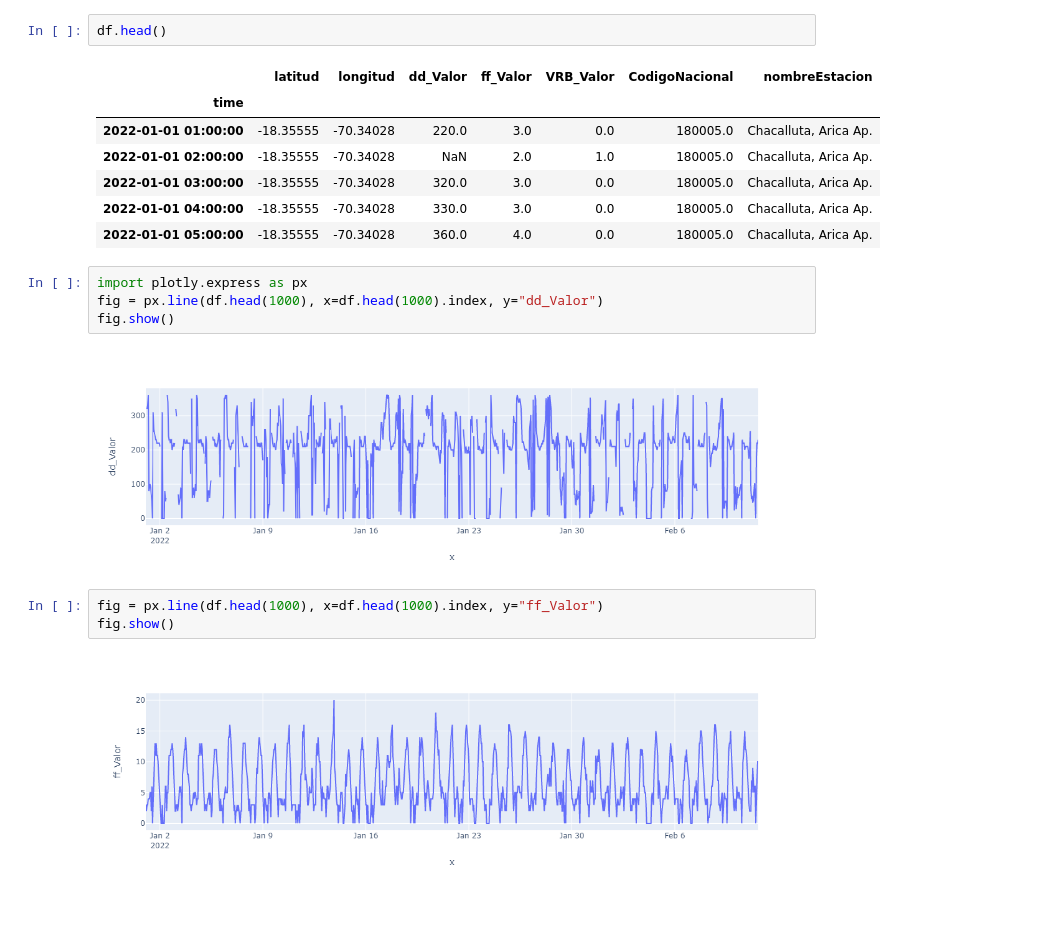
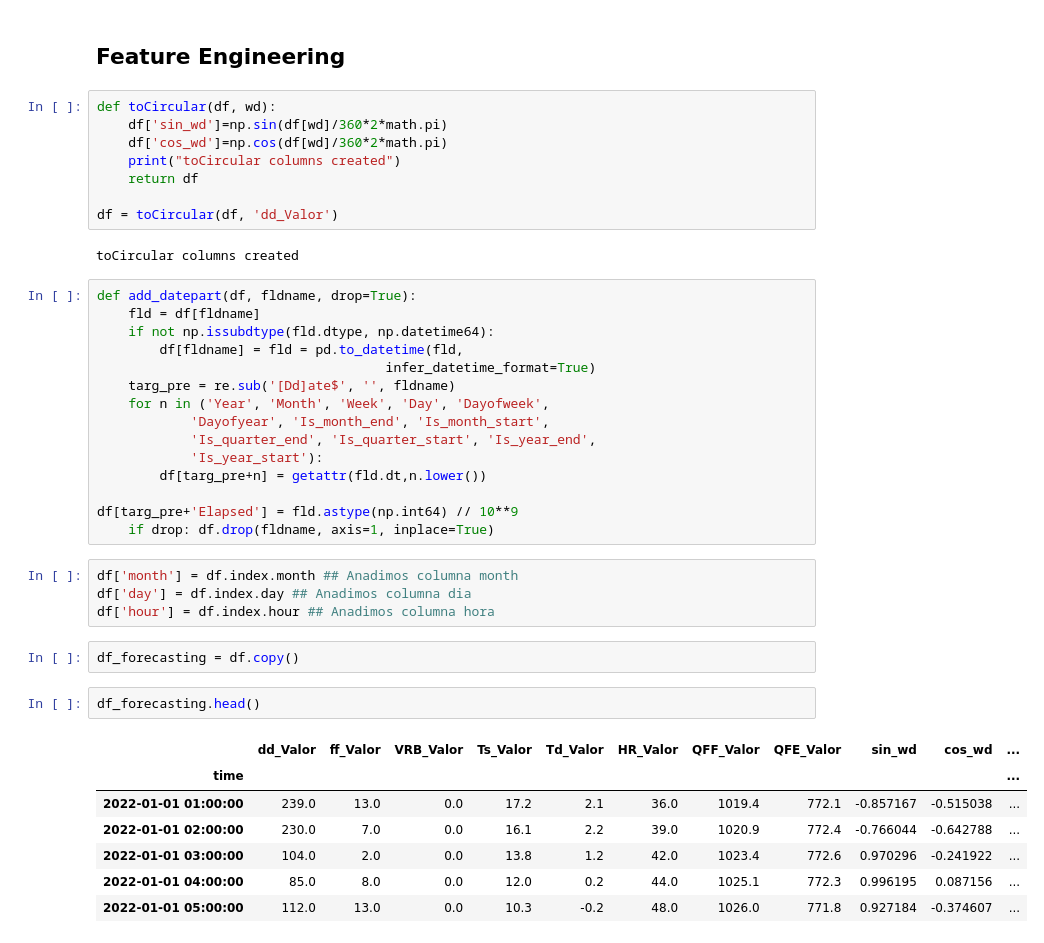
Before and after one commit to sossul/WindFlow, a Jupyter notebook: notebooks/Data_visualization.ipynb, the cells around one changed output. Drawn from its saved outputs; the diff is of its cells as text; blank space fills up the shorter version.

```diff
--- a/notebooks/Data_visualization.ipynb
+++ b/notebooks/Data_visualization.ipynb
@@ -84,21 +95,43 @@ plt.show()
+# %% [markdown]
+## Feature Engineering
+# %%
+def toCircular(df, wd):
+    df['sin_wd']=np.sin(df[wd]/360*2*math.pi)
+    df['cos_wd']=np.cos(df[wd]/360*2*math.pi)
+    print("toCircular columns created")
+    return df
+
+df = toCircular(df, 'dd_Valor')
+# %% [output]
+toCircular columns created
+# %%
+def add_datepart(df, fldname, drop=True):
+    fld = df[fldname]
+    if not np.issubdtype(fld.dtype, np.datetime64):
+        df[fldname] = fld = pd.to_datetime(fld,
+                                     infer_datetime_format=True)
+    targ_pre = re.sub('[Dd]ate$', '', fldname)
+    for n in ('Year', 'Month', 'Week', 'Day', 'Dayofweek',
+            'Dayofyear', 'Is_month_end', 'Is_month_start',
+            'Is_quarter_end', 'Is_quarter_start', 'Is_year_end',
+            'Is_year_start'):
+        df[targ_pre+n] = getattr(fld.dt,n.lower())
+
+df[targ_pre+'Elapsed'] = fld.astype(np.int64) // 10**9
+    if drop: df.drop(fldname, axis=1, inplace=True)
+# %%
+df['month'] = df.index.month ## Anadimos columna month
+df['day'] = df.index.day ## Anadimos columna dia
+df['hour'] = df.index.hour ## Anadimos columna hora
+# %%
+df_forecasting = df.copy()
 # %%
-df.head()
+df_forecasting.head()
 # %% [output]
-|  | latitud | longitud | dd_Valor | ff_Valor | VRB_Valor | CodigoNacional | nombreEstacion |
-| time |  |  |  |  |  |  |  |
-| 2022-01-01 01:00:00 | -18.35555 | -70.34028 | 220.0 | 3.0 | 0.0 | 180005.0 | Chacalluta, Arica Ap. |
-| 2022-01-01 02:00:00 | -18.35555 | -70.34028 | NaN | 2.0 | 1.0 | 180005.0 | Chacalluta, Arica Ap. |
-| 2022-01-01 03:00:00 | -18.35555 | -70.34028 | 320.0 | 3.0 | 0.0 | 180005.0 | Chacalluta, Arica Ap. |
-| 2022-01-01 04:00:00 | -18.35555 | -70.34028 | 330.0 | 3.0 | 0.0 | 180005.0 | Chacalluta, Arica Ap. |
-| 2022-01-01 05:00:00 | -18.35555 | -70.34028 | 360.0 | 4.0 | 0.0 | 180005.0 | Chacalluta, Arica Ap. |
+|  | dd_Valor | ff_Valor | VRB_Valor | Ts_Valor | Td_Valor | HR_Valor | QFF_Valor | QFE_Valor | sin_wd | cos_wd | ... |
+| time |  |  |  |  |  |  |  |  |  |  | ... |
+| 2022-01-01 01:00:00 | 239.0 | 13.0 | 0.0 | 17.2 | 2.1 | 36.0 | 1019.4 | 772.1 | -0.857167 | -0.515038 | ... |
+| 2022-01-01 02:00:00 | 230.0 | 7.0 | 0.0 | 16.1 | 2.2 | 39.0 | 1020.9 | 772.4 | -0.766044 | -0.642788 | ... |
+| 2022-01-01 03:00:00 | 104.0 | 2.0 | 0.0 | 13.8 | 1.2 | 42.0 | 1023.4 | 772.6 | 0.970296 | -0.241922 | ... |
+| 2022-01-01 04:00:00 | 85.0 | 8.0 | 0.0 | 12.0 | 0.2 | 44.0 | 1025.1 | 772.3 | 0.996195 | 0.087156 | ... |
+| 2022-01-01 05:00:00 | 112.0 | 13.0 | 0.0 | 10.3 | -0.2 | 48.0 | 1026.0 | 771.8 | 0.927184 | -0.374607 | ... |
-# %%
-import plotly.express as px
-fig = px.line(df.head(1000), x=df.head(1000).index, y="dd_Valor")
-fig.show()
-# %% [output]
-[figure, removed]
-# %%
-fig = px.line(df.head(1000), x=df.head(1000).index, y="ff_Valor")
-fig.show()
-# %% [output]
-[figure, removed]
```
Also changed, not shown: parts of 36 cells of this notebook.
